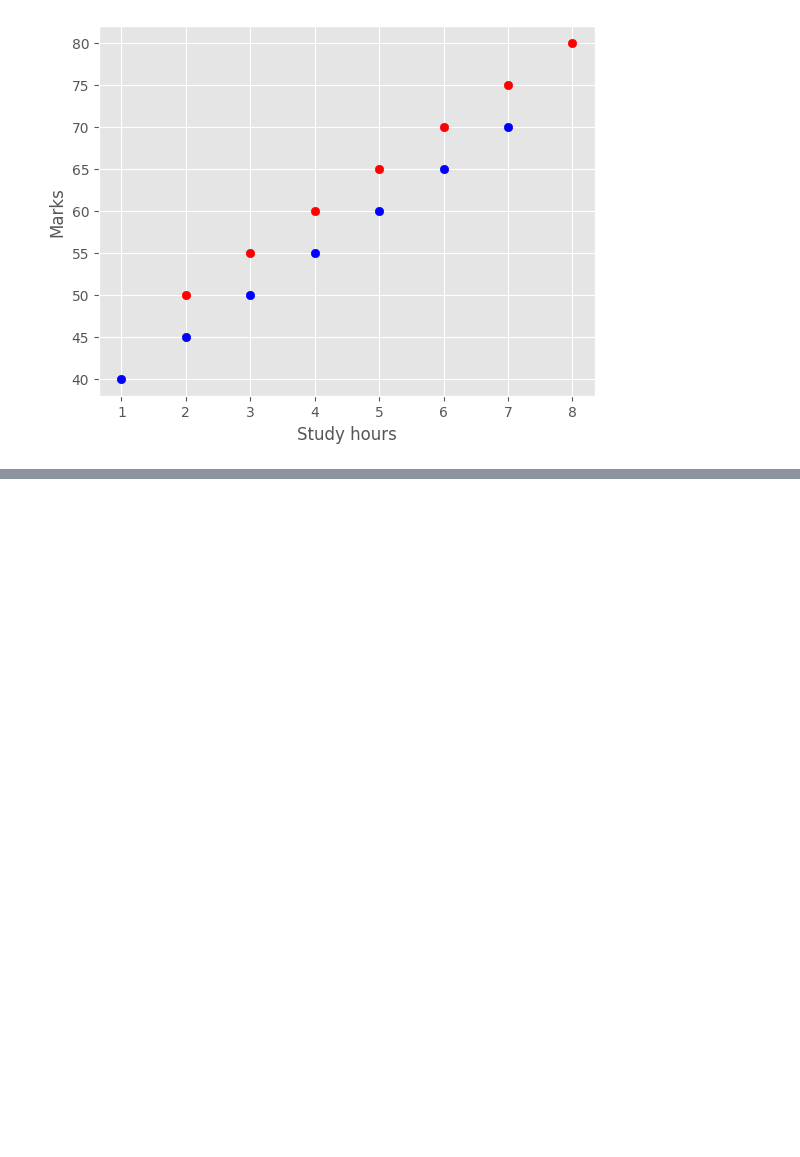
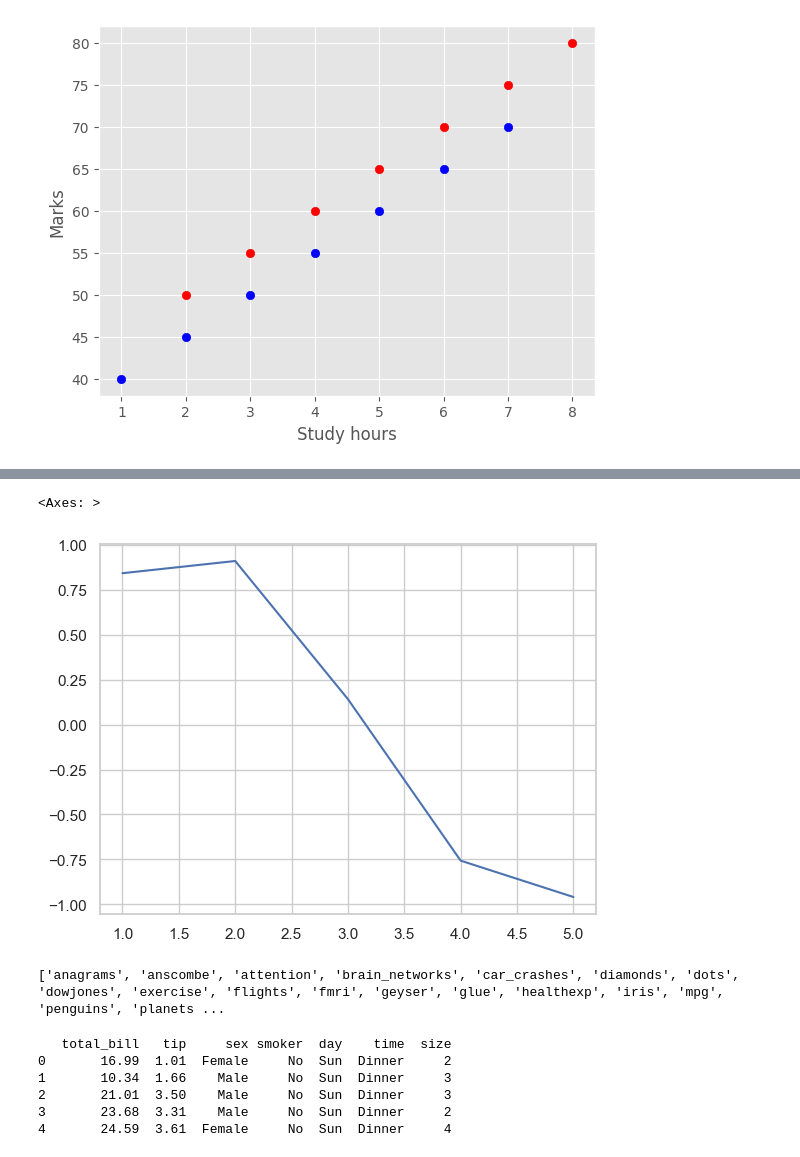
Before and after one commit to ashuwebdevloper/Data-Science-Project, a Jupyter notebook: MatplotlibCodewithharry/1.ipynb, the cells around one changed output, grey strips where cells are left out. Cells and saved outputs as stored; diff of their text form; code cells hidden in the pictures; blank space fills up the shorter version.

```diff
--- a/MatplotlibCodewithharry/1.ipynb
+++ b/MatplotlibCodewithharry/1.ipynb
@@ -194,0 +216,22 @@ Text(0, 0.5, 'Marks')
+# %%
+sns.set_theme(style="whitegrid")
+x = np.array([1, 2, 3, 4, 5])
+y = np.sin(x)
+sns.lineplot(x=x, y=y)
+# %% [output]
+<Axes: >
+[figure, added]
+# %%
+print(sns.get_dataset_names())
+# %% [output]
+['anagrams', 'anscombe', 'attention', 'brain_networks', 'car_crashes', 'diamonds', 'dots', 'dowjones', 'exercise', 'flights', 'fmri', 'geyser', 'glue', 'healthexp', 'iris', 'mpg', 'penguins', 'planets ...
+# %%
+tips = sns.load_dataset("tips")
+print(tips.head())
+# %% [output]
+   total_bill   tip     sex smoker  day    time  size
+0       16.99  1.01  Female     No  Sun  Dinner     2
+1       10.34  1.66    Male     No  Sun  Dinner     3
+2       21.01  3.50    Male     No  Sun  Dinner     3
+3       23.68  3.31    Male     No  Sun  Dinner     2
+4       24.59  3.61  Female     No  Sun  Dinner     4
```
Also changed, not shown: parts of 3 cells of this notebook, 52 other files.
